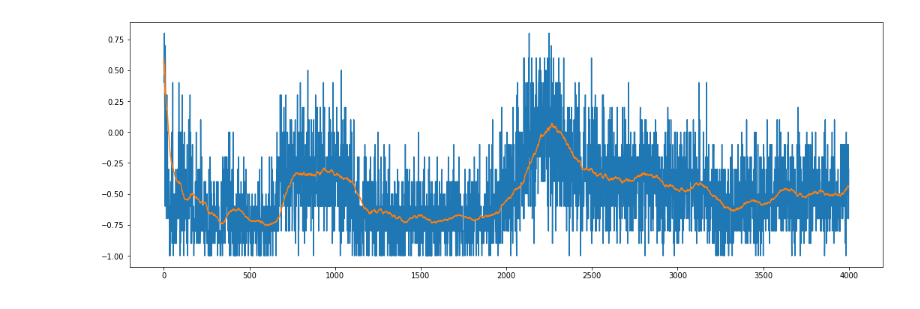
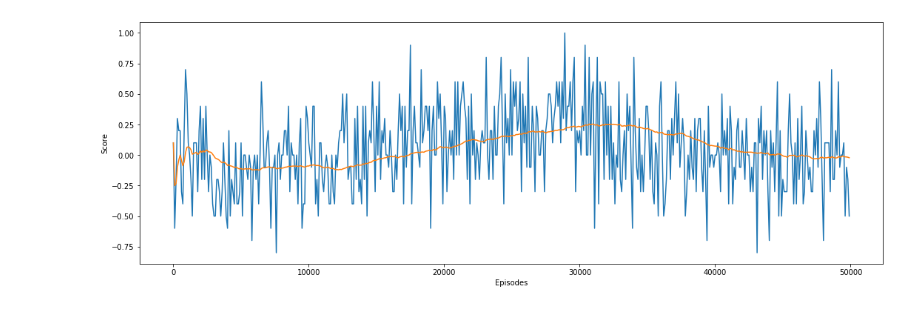
Before and after one commit to tiagomontalvao/gambling-tic-tac-toe, a Jupyter notebook: src/train.ipynb, the cells around one changed output. Cells and saved outputs as stored; diff of their text form; code cells hidden in the pictures.

```diff
--- a/src/train.ipynb
+++ b/src/train.ipynb
@@ -90,11 +98,16 @@ def init_train(game_controller, drl_players, model_path=None,
 
         return validation_scores
 # %%
-def plot_metrics(metrics):
+def plot_scores(metrics, validate_each):
+    new_index = pd.RangeIndex(start=1, stop=1+len(metrics)*validate_each, step=validate_each)
     fig, ax = plt.subplots(figsize=(18,6))
-    ax.plot(metrics)
-    pd.Series(metrics).rolling(100, 1).mean().plot(ax=ax, label='MA(100)')
-    plt.show()
+    ax.plot(new_index, metrics)
+    series = pd.Series(metrics)
+    series.index = new_index
+    series.rolling(100, 1).mean().plot(ax=ax, label='MA(100)')
+    ax.set_xlabel('Episodes')
+    ax.set_ylabel('Score')
+    plt.show();
 # %%
 controller = GameController()
 drl_agent = DRLAgent(
@@ -105,10 +118,16 @@ drl_agent = DRLAgent(
     checkpoint_path='../checkpoints/checkpoint.pt'
 )
 # %%
+n_episodes=50000
+checkpoint_each=1000
+validate_each=100
+n_episodes_validation=10
 eps_start = 1.0
 eps_end = 0.01
-eps_decay = 0.9999
+eps_decay = 0.999
 drl_players = [DRLPlayer(i, controller.game, drl_agent, train_mode=True) for i in range(2)]
 validation_scores = init_train(controller, drl_players, model_path='../checkpoints/model.pt',
-                   eps_start=eps_start, eps_end=eps_end, eps_decay=eps_decay)
+                                n_episodes=n_episodes, checkpoint_each=checkpoint_each,
+                                validate_each=validate_each, n_episodes_validation=n_episodes_validation,
+                                eps_start=eps_start, eps_end=eps_end, eps_decay=eps_decay)
 # %% [output]
@@ -130,3 +149,5 @@ Episode #10000  |  Val. Score: -0.40  |  Avg. Val. Score: -0.35  |  Epsilon: 0.0
 Checkpoint saved!
 Model saved!
+# %%
+final_validation_scores = validation_scores
 # %%
@@ -154,6 +156,0 @@ Model saved!
-# %%
-final_validation_scores += validation_scores_continued
-# %%
-plot_metrics(final_validation_scores)
-# %% [output]
-[figure, removed]
@@ -160 +159,5 @@ plot_metrics(final_validation_scores)
+# %%
+plot_scores(final_validation_scores, validate_each)
+# %% [output]
+[figure, added]
 # %%
```
Also changed, not shown: parts of 33 cells of this notebook, 20 other files.
